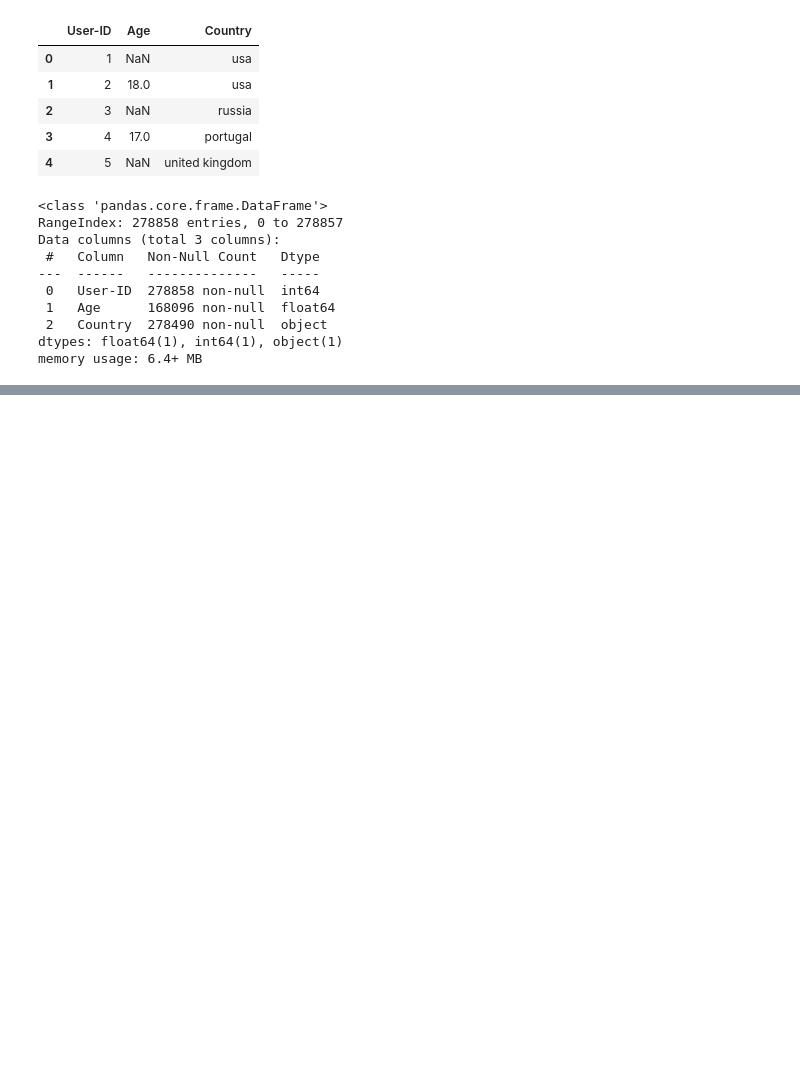
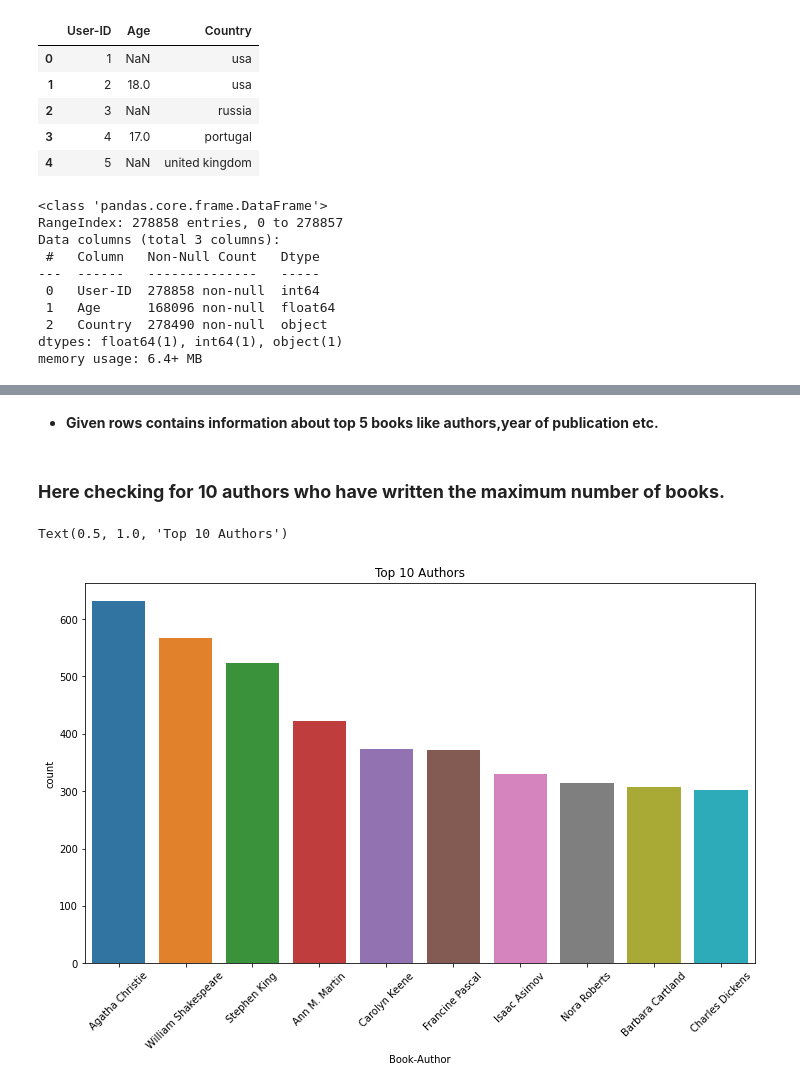
Before and after one commit to vickypandey07/Book-Recommendation-System, a Jupyter notebook: Book_Recommendation_System_Vikram_Pandey_Capstone_Project_4.ipynb, the cells around one changed output, grey strips where cells are left out. Saved outputs shown, nothing was run; the diff lists cells and outputs as text; code cells hidden in the pictures; blank space fills up the shorter version.

```diff
--- a/Book_Recommendation_System_Vikram_Pandey_Capstone_Project_4.ipynb
+++ b/Book_Recommendation_System_Vikram_Pandey_Capstone_Project_4.ipynb
@@ -282,0 +298,14 @@ users['Country']=users['Country'].astype('str')
+# %% [markdown]
+* **Given rows contains information about top 5 books like authors,year of publication etc.**
+# %% [markdown]
+### **Here checking for  10 authors who have written the maximum number of books.**
+# %%
+# Using barplot to show top 10 authors
+
+plt.figure(figsize=(12,7))
+chart = sns.countplot(x='Book-Author',data=books,order=pd.value_counts(books['Book-Author']).iloc[:10].index)
+chart.set_xticklabels(chart.get_xticklabels(), rotation=45)
+plt.title('Top 10 Authors')
+# %% [output]
+Text(0.5, 1.0, 'Top 10 Authors')
+[figure, added]
```
Also changed, not shown: parts of 11 cells of this notebook.
